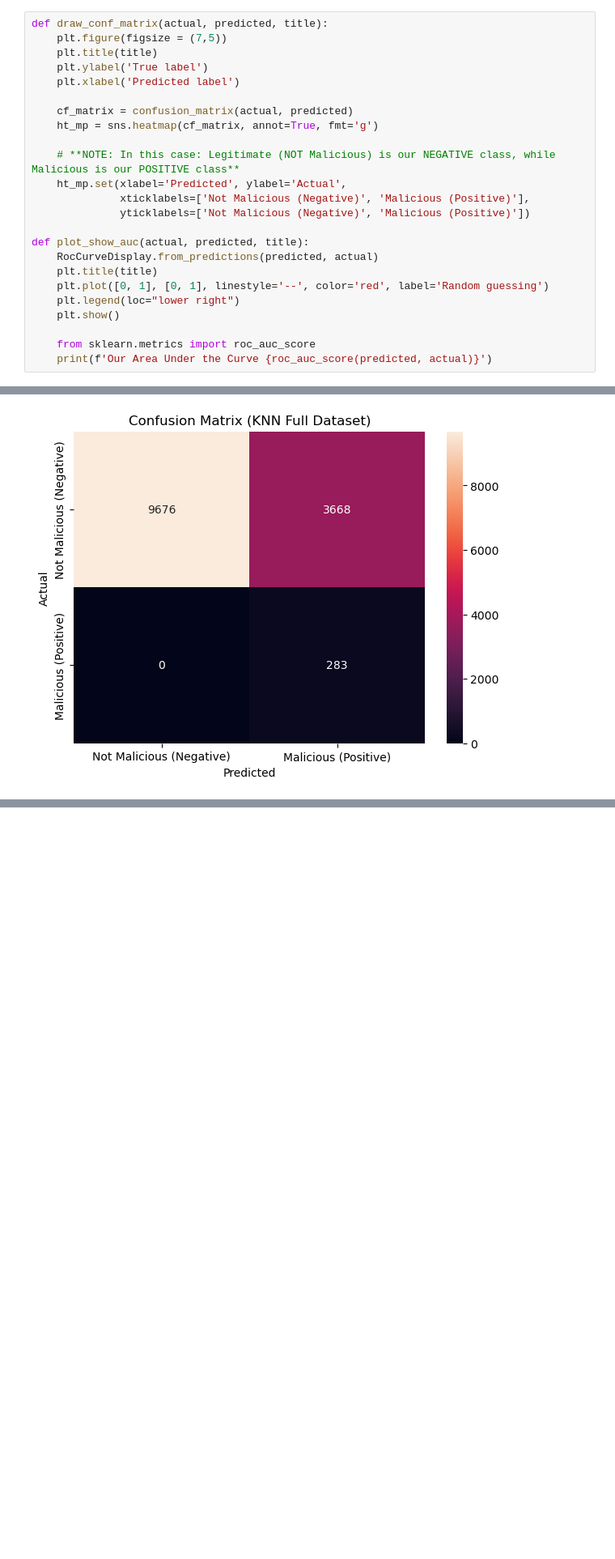
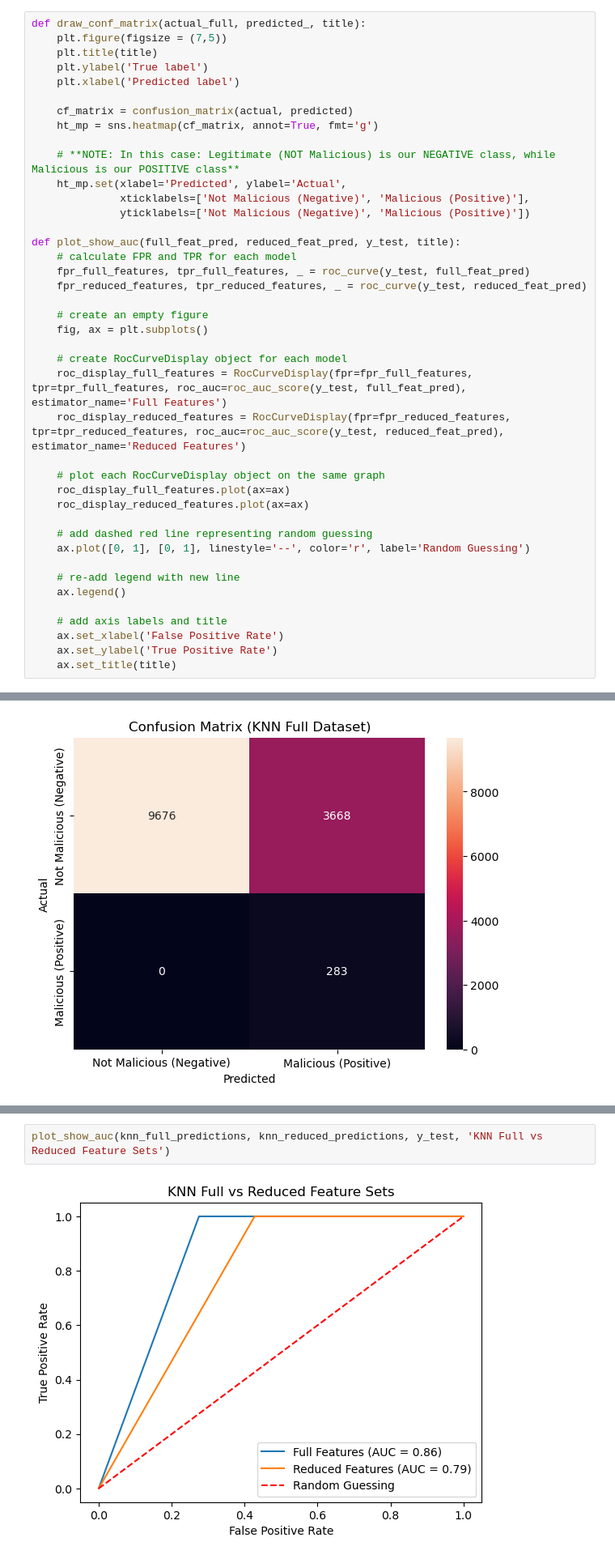
Before and after one commit to JustinBui/CPSC483-URL-Classifier, a Jupyter notebook: 2 - ML Modeling.ipynb, the cells around one changed output, grey strips where cells are left out. Shown at 81% size. Cells and saved outputs as stored; diff of their text form; blank space fills up the shorter version.

Commit message:
Revamp function to plot auc curve

```diff
--- a/2 - ML Modeling.ipynb
+++ b/2 - ML Modeling.ipynb
@@ -446,7 +446,7 @@ rfc_reduced = pickle.load(open(rfc_reduced_filename, 'rb'))
  - Evaluation Scores we will be using: **Accuracy, Precision, Recall, F1-Score, AUC**
  - Visualization techniques for evaluation: **Confusion matrix, ROC, Classification Report**
 # %%
-def draw_conf_matrix(actual, predicted, title):
+def draw_conf_matrix(actual_full, predicted_, title):
     plt.figure(figsize = (7,5))
     plt.title(title)
     plt.ylabel('True label')
@@ -460,15 +460,32 @@ def draw_conf_matrix(actual, predicted, title):
               xticklabels=['Not Malicious (Negative)', 'Malicious (Positive)'],
               yticklabels=['Not Malicious (Negative)', 'Malicious (Positive)'])
 
-def plot_show_auc(actual, predicted, title):
-    RocCurveDisplay.from_predictions(predicted, actual)
-    plt.title(title)
-    plt.plot([0, 1], [0, 1], linestyle='--', color='red', label='Random guessing')
-    plt.legend(loc="lower right")
-    plt.show()
+def plot_show_auc(full_feat_pred, reduced_feat_pred, y_test, title):
+    # calculate FPR and TPR for each model
+    fpr_full_features, tpr_full_features, _ = roc_curve(y_test, full_feat_pred)
+    fpr_reduced_features, tpr_reduced_features, _ = roc_curve(y_test, reduced_feat_pred)
 
-    from sklearn.metrics import roc_auc_score
-    print(f'Our Area Under the Curve {roc_auc_score(predicted, actual)}')
+    # create an empty figure
+    fig, ax = plt.subplots()
+
+    # create RocCurveDisplay object for each model
+    roc_display_full_features = RocCurveDisplay(fpr=fpr_full_features, tpr=tpr_full_features, roc_auc=roc_auc_score(y_test, full_feat_pred), estimator_name='Full Features')
+    roc_display_reduced_features = RocCurveDisplay(fpr=fpr_reduced_features, tpr=tpr_reduced_features, roc_auc=roc_auc_score(y_test, reduced_feat_pred), estimator_name='Reduced Features')
+
+    # plot each RocCurveDisplay object on the same graph
+    roc_display_full_features.plot(ax=ax)
+    roc_display_reduced_features.plot(ax=ax)
+
+    # add dashed red line representing random guessing
+    ax.plot([0, 1], [0, 1], linestyle='--', color='r', label='Random Guessing')
+
+    # re-add legend with new line
+    ax.legend()
+
+    # add axis labels and title
+    ax.set_xlabel('False Positive Rate')
+    ax.set_ylabel('True Positive Rate')
+    ax.set_title(title)
 # %% [markdown]
 ### Evaluating KNN using full features
 # %%
@@ -507,0 +520,4 @@ F1: 0.09028553198277237
+# %%
+plot_show_auc(knn_full_predictions, knn_reduced_predictions, y_test, 'KNN Full vs Reduced Feature Sets')
+# %% [output]
+[figure, added]
```
Also changed, not shown: parts of 12 cells of this notebook.
